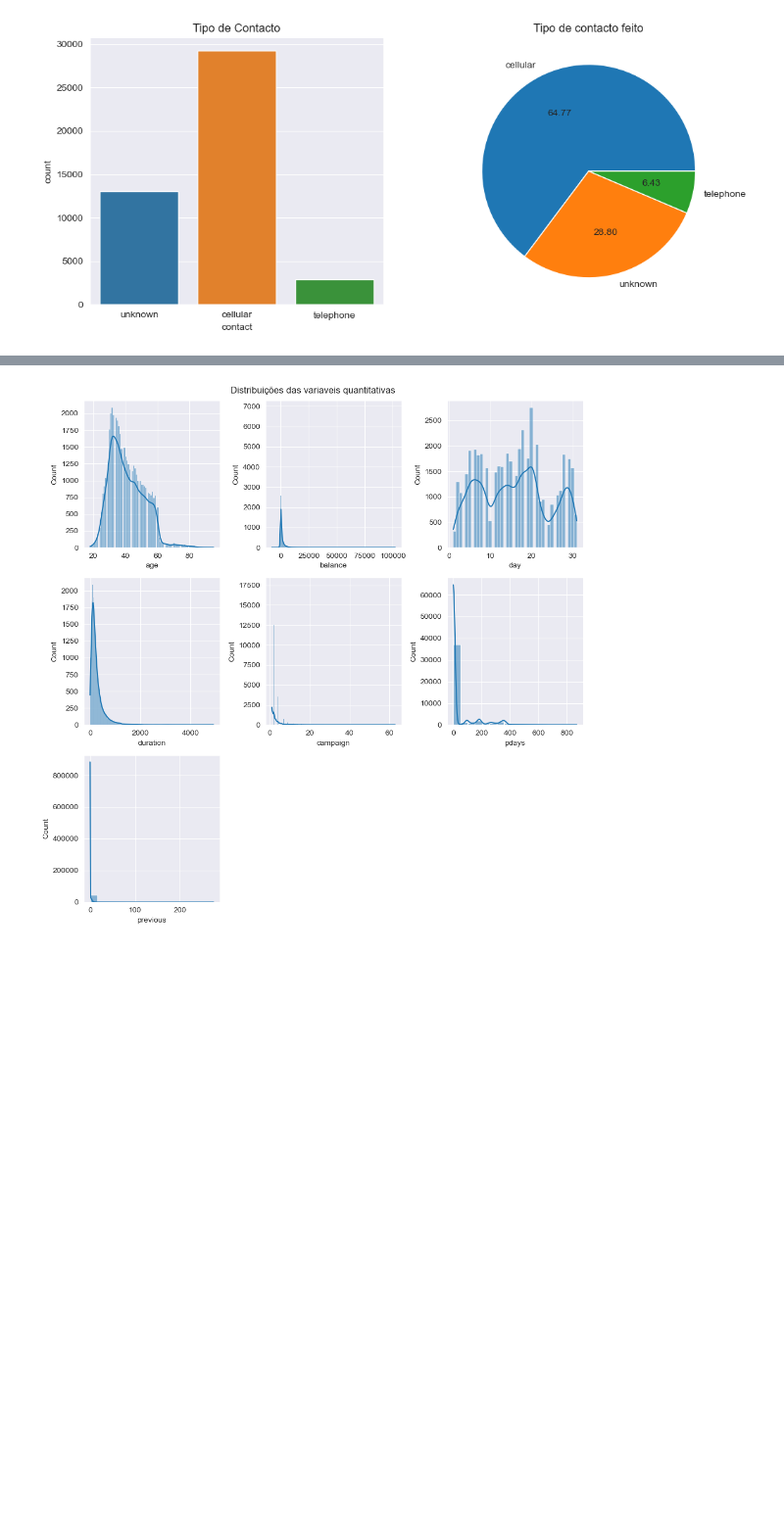
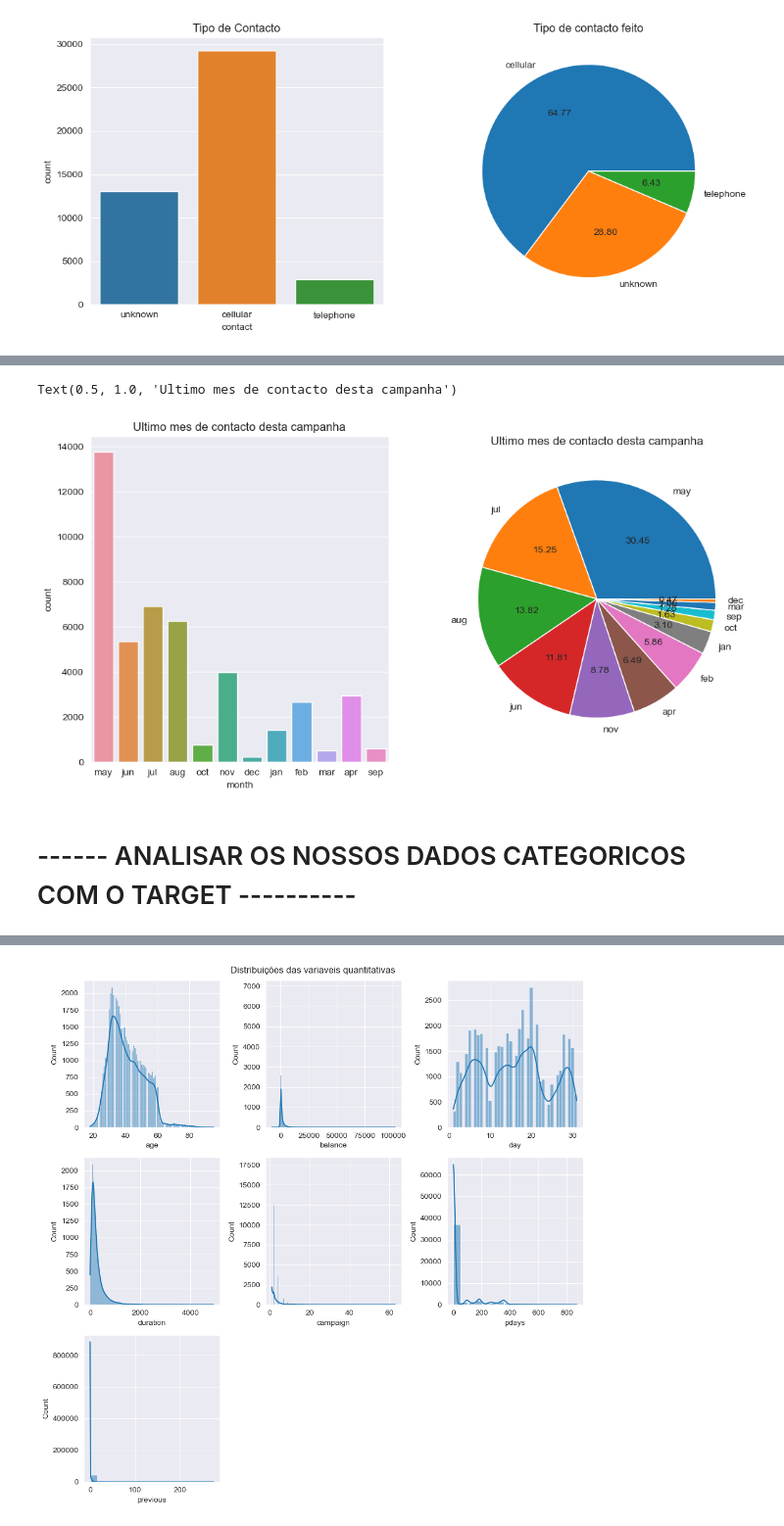
Before and after one commit to a-proenca/ML, a Jupyter notebook: TP.ipynb, the cells around one changed output, grey strips where cells are left out. Shown at 98% size. Cells and saved outputs as stored; diff of their text form; code cells hidden in the pictures; blank space fills up the shorter version.

```diff
--- a/TP.ipynb
+++ b/TP.ipynb
@@ -288,0 +319,15 @@ Text(0.5, 1.0, 'Tipo de contacto feito')
+# %%
+plt.figure(figsize =(12,6))
+plt.subplot(1,2,1)
+sea.countplot(data=dados, x='month')
+plt.title('Ultimo mes de contacto desta campanha')
+plt.subplot(1,2,2)
+labels=dados['month'].value_counts(sort=True).index
+sizes=dados['month'].value_counts(sort=True)
+plt.pie(sizes,labels=labels,autopct='%.2f')
+plt.title('Ultimo mes de contacto desta campanha')
+# %% [output]
+Text(0.5, 1.0, 'Ultimo mes de contacto desta campanha')
+[figure, added]
+# %% [markdown]
+# ------ ANALISAR OS NOSSOS DADOS CATEGORICOS COM O TARGET ----------
```
Also changed, not shown: parts of 43 cells of this notebook.
